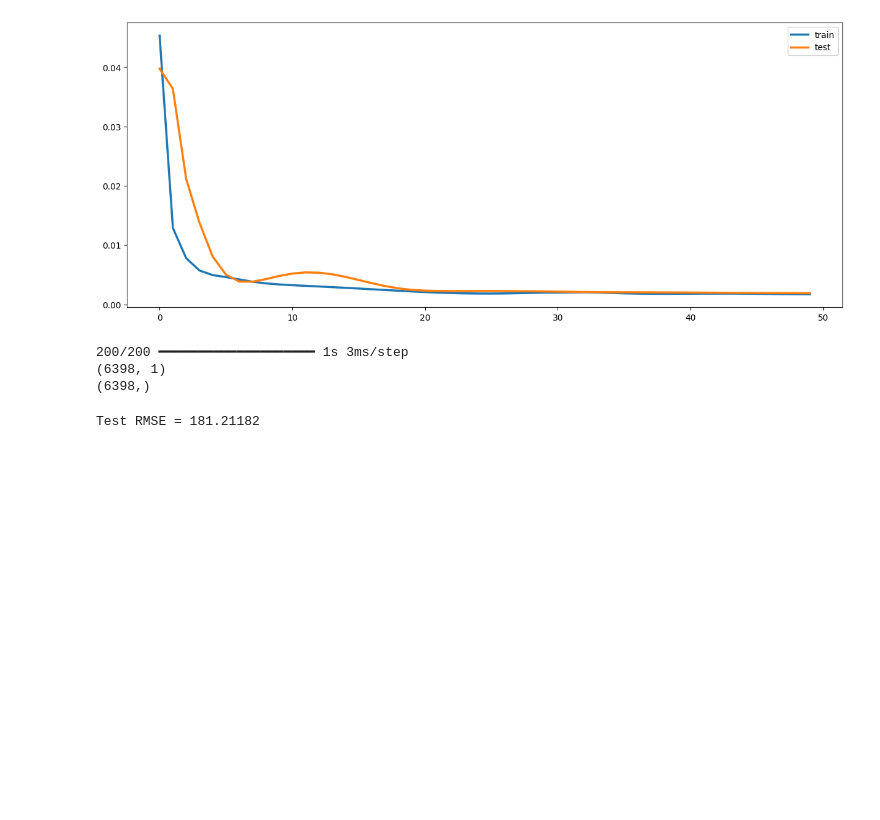
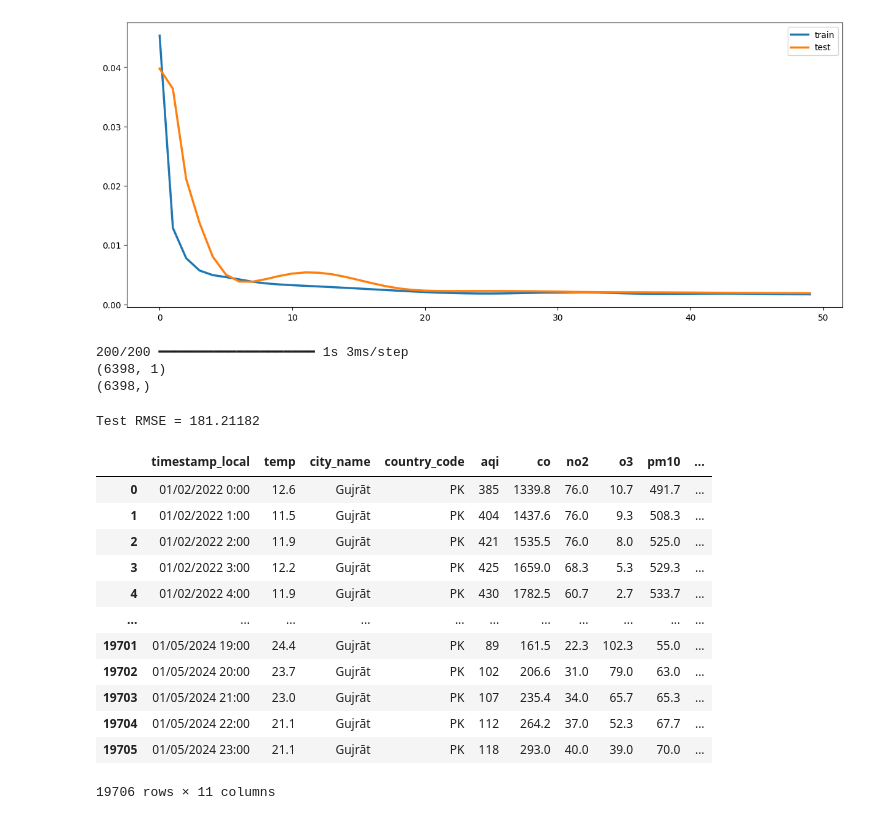
Before and after one commit to 11a55an/air-pollution-forecasting, a Jupyter notebook: envirocast_ml/lstm-multistep/lstm-temp.ipynb, the cells around one changed output. Cells and saved outputs as stored; diff of their text form; code cells hidden in the pictures; blank space fills up the shorter version.

```diff
--- a/envirocast_ml/lstm-multistep/lstm-temp.ipynb
+++ b/envirocast_ml/lstm-multistep/lstm-temp.ipynb
@@ -159,3 +168,19 @@ rmse = np.sqrt(mean_squared_error(test_y, testPredict))
 print("Test RMSE ="  ,rmse)
 # %% [output]
 Test RMSE = 181.21182
+# %%
+df
+# %% [output]
+|  | timestamp_local | temp | city_name | country_code | aqi | co | no2 | o3 | pm10 | ... |
+| 0 | 01/02/2022 0:00 | 12.6 | Gujrāt | PK | 385 | 1339.8 | 76.0 | 10.7 | 491.7 | ... |
+| 1 | 01/02/2022 1:00 | 11.5 | Gujrāt | PK | 404 | 1437.6 | 76.0 | 9.3 | 508.3 | ... |
+| 2 | 01/02/2022 2:00 | 11.9 | Gujrāt | PK | 421 | 1535.5 | 76.0 | 8.0 | 525.0 | ... |
+| 3 | 01/02/2022 3:00 | 12.2 | Gujrāt | PK | 425 | 1659.0 | 68.3 | 5.3 | 529.3 | ... |
+| 4 | 01/02/2022 4:00 | 11.9 | Gujrāt | PK | 430 | 1782.5 | 60.7 | 2.7 | 533.7 | ... |
+| ... | ... | ... | ... | ... | ... | ... | ... | ... | ... | ... |
+| 19701 | 01/05/2024 19:00 | 24.4 | Gujrāt | PK | 89 | 161.5 | 22.3 | 102.3 | 55.0 | ... |
+| 19702 | 01/05/2024 20:00 | 23.7 | Gujrāt | PK | 102 | 206.6 | 31.0 | 79.0 | 63.0 | ... |
+| 19703 | 01/05/2024 21:00 | 23.0 | Gujrāt | PK | 107 | 235.4 | 34.0 | 65.7 | 65.3 | ... |
+| 19704 | 01/05/2024 22:00 | 21.1 | Gujrāt | PK | 112 | 264.2 | 37.0 | 52.3 | 67.7 | ... |
+| 19705 | 01/05/2024 23:00 | 21.1 | Gujrāt | PK | 118 | 293.0 | 40.0 | 39.0 | 70.0 | ... |
+19706 rows × 11 columns
```
Also changed, not shown: parts of 7 cells of this notebook, 3 other files.
